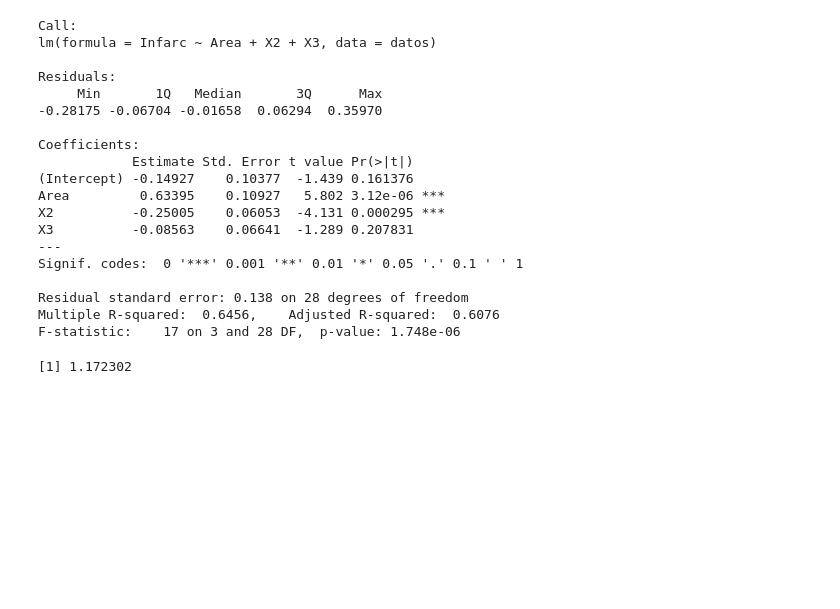
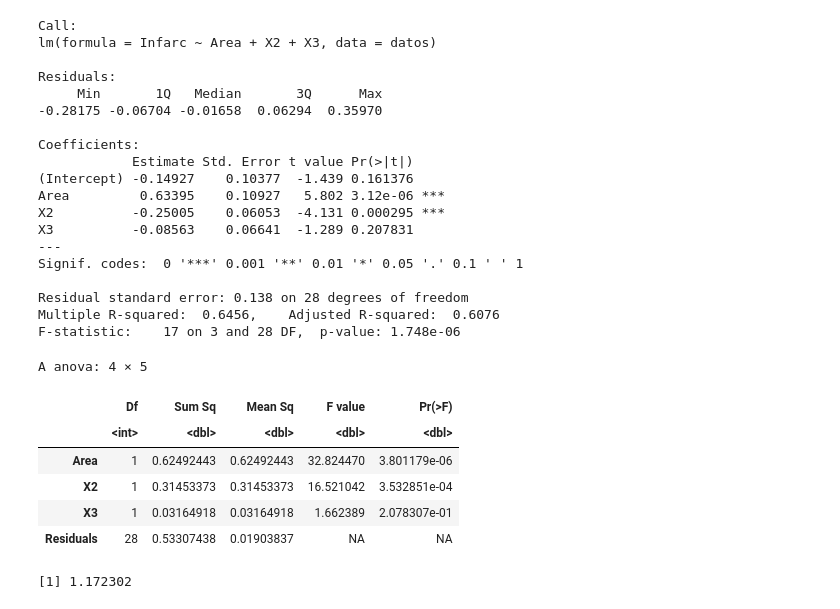
Before and after one commit to alexisuaguilaru/EstadisticaMultivariada, a Jupyter notebook: RegresionMultiple/Clases/Actividad_06.ipynb, the cells around one changed output. Drawn from its saved outputs; the diff is of its cells as text; code cells hidden in the pictures; blank space fills up the shorter version.

Commit message:
ADD actividades de clases de selección de modelos y anovas

```diff
--- a/RegresionMultiple/Clases/Actividad_06.ipynb
+++ b/RegresionMultiple/Clases/Actividad_06.ipynb
@@ -169,6 +169,15 @@ Multiple R-squared:  0.6456,    Adjusted R-squared:  0.6076
 F-statistic:    17 on 3 and 28 DF,  p-value: 1.748e-06
 # %%
 TableAnova <- anova(modelo_completo)
+TableAnova
+# %% [output]
+A anova: 4 × 5
+|  | Df | Sum Sq | Mean Sq | F value | Pr(>F) |
+|  | <int> | <dbl> | <dbl> | <dbl> | <dbl> |
+| Area | 1 | 0.62492443 | 0.62492443 | 32.824470 | 3.801179e-06 |
+| X2 | 1 | 0.31453373 | 0.31453373 | 16.521042 | 3.532851e-04 |
+| X3 | 1 | 0.03164918 | 0.03164918 | 1.662389 | 2.078307e-01 |
+| Residuals | 28 | 0.53307438 | 0.01903837 | NA | NA |
 # %%
 SCE_X1 <- TableAnova$`Sum Sq`[1]
 SSE_C <- TableAnova$`Sum Sq`[4]
```
Also changed, not shown: parts of 4 cells of this notebook, 2 other files.
